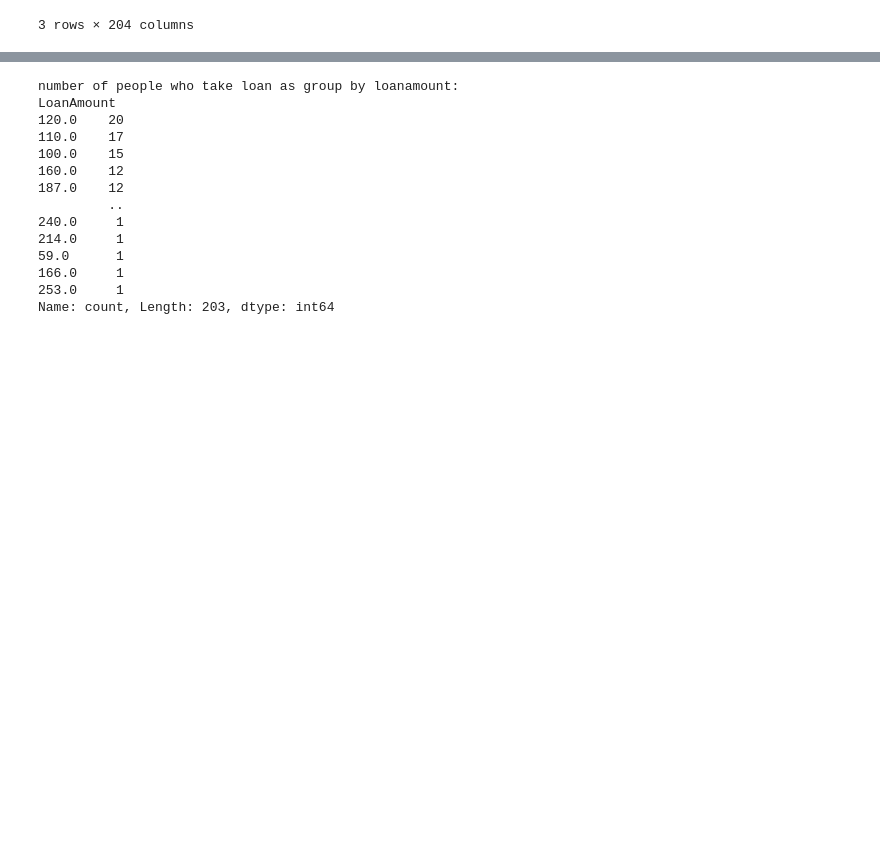
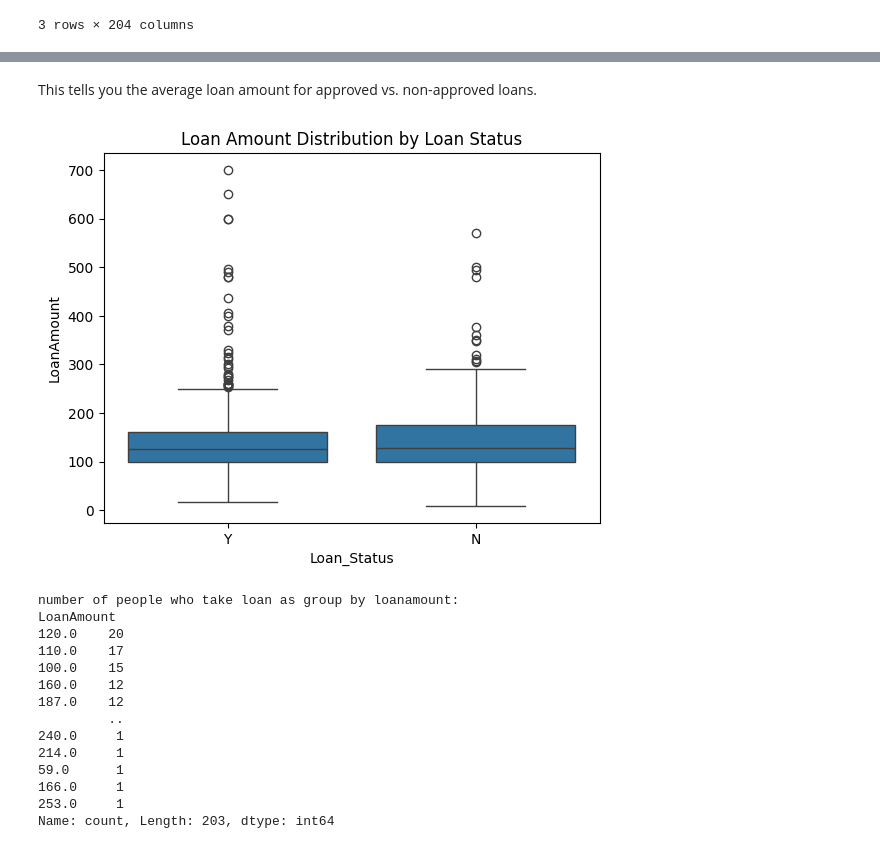
Before and after one commit to Proma25/loan-eligibility-prediction-by-SVML, a Jupyter notebook: Loan_Eligibility_prediction.ipynb, the cells around one changed output, grey strips where cells are left out. Saved outputs shown, nothing was run; the diff lists cells and outputs as text; code cells hidden in the pictures; blank space fills up the shorter version.

```diff
--- a/Loan_Eligibility_prediction.ipynb
+++ b/Loan_Eligibility_prediction.ipynb
@@ -164,0 +174,4 @@ pd.crosstab(df['Loan_Status'], df['LoanAmount'], margins=True)
+# %%
+df['LoanAmount_Bins'] = pd.cut(df['LoanAmount'], bins=[0, 100, 200, 300, 400, 500], labels=['0-100', '100-200', '200-300', '300-400', '400-500'])
+
+pd.crosstab(df['Loan_Status'], df['LoanAmount_Bins'], margins=True)
@@ -165,3 +192,11 @@ pd.crosstab(df['Loan_Status'], df['LoanAmount'], margins=True)
+# %% [markdown]
+This tells you the average loan amount for approved vs. non-approved loans.
+# %%
+sns.boxplot(x='Loan_Status', y='LoanAmount', data=df)
+plt.title("Loan Amount Distribution by Loan Status")
+plt.show()
+# %% [output]
+[figure, added]
 # %%
 print("number of people who take loan as group by loanamount:")
 print(df['LoanAmount'].value_counts())
```
Also changed, not shown: parts of 9 cells of this notebook.
